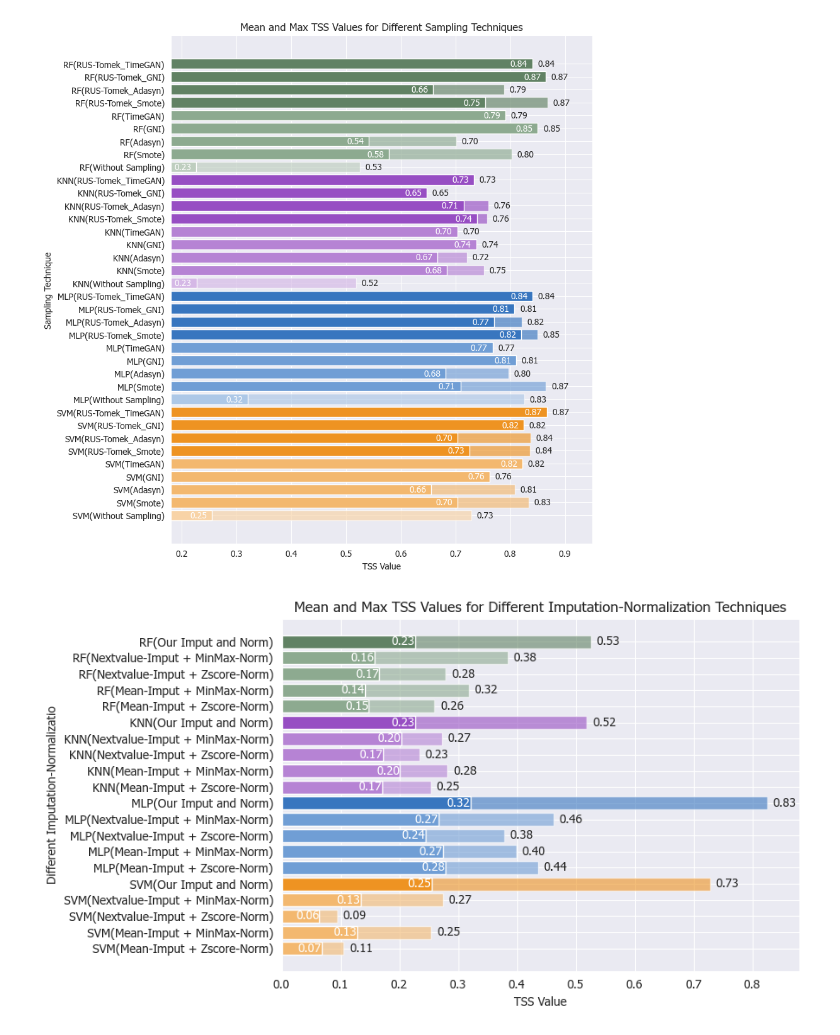
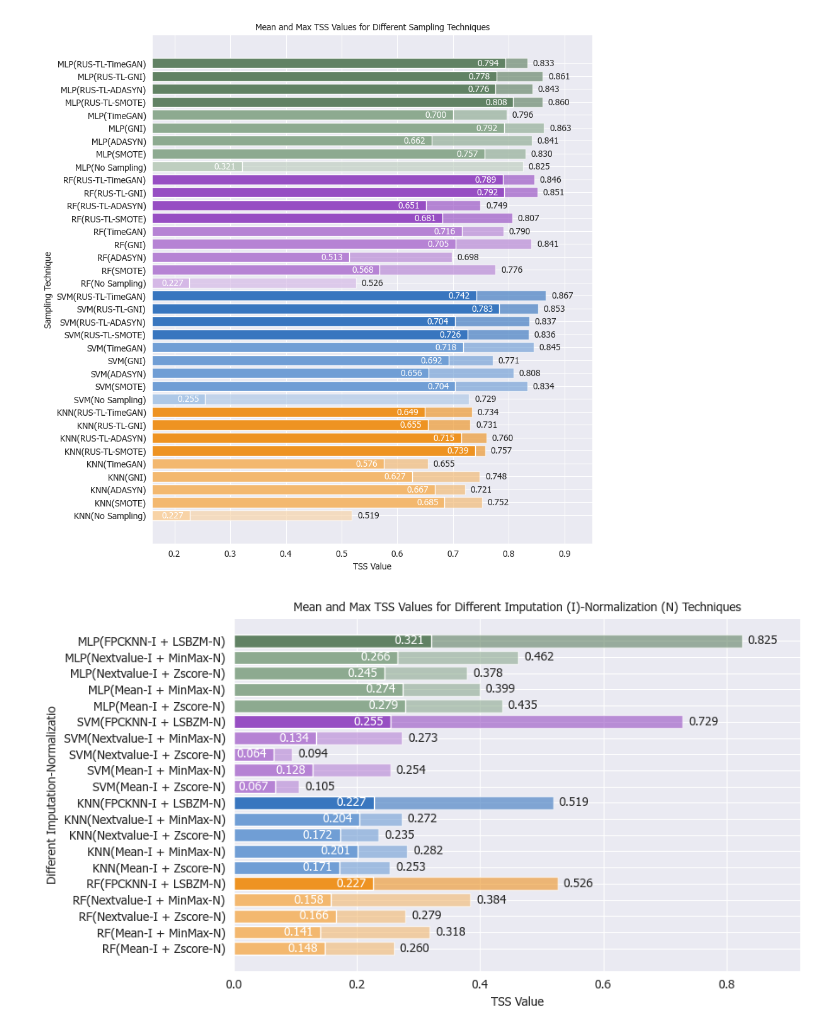
Before and after one commit to samresume/FlarePredict-DataPrep-Sampling-SWANSF, a Jupyter notebook: 11_1_Final_Comparison_and_Visualizations.ipynb, the cells around one changed output. Cells and saved outputs as stored; diff of their text form; code cells hidden in the pictures.

```diff
--- a/11_1_Final_Comparison_and_Visualizations.ipynb
+++ b/11_1_Final_Comparison_and_Visualizations.ipynb
@@ -2,12 +2,14 @@
 import pickle
 import numpy as np
 import pandas as pd
+import seaborn as sns
+sns.set_style("darkgrid")
 # %%
 import pickle
 import numpy as np
 
 data_dir = "/Users/samskanderi/Documents/Research_Project/SWANSF/code/results/"
-model_name = ['SVM', 'MLPClassifier', 'KNN', 'RandomForest']
+model_name = ['KNN', 'SVM', 'RandomForest', 'MLPClassifier']
 ousampling_name = ['Without Sampling', 'Smote', 'Adasyn', 'GNI', 'TimeGAN', 'RusTomekSmote', 'RusTomekAdasyn', 'RusTomekGNI', 'RusTomekTimeGAN']
 
 
@@ -26,7 +28,7 @@ for name in model_name:
 # %%
 import matplotlib.pyplot as plt
 import seaborn as sns
-
+sns.set_style("darkgrid")
 # Use seaborn style
 
 # Adjust font settings for better readability
@@ -34,11 +36,14 @@ font = {'family': 'Tahoma', 'weight': 'normal', 'size': 10}
 plt.rc('font', **font)
 
 # Models and sampling techniques
-models = ['SVM', 'MLP', 'KNN', 'RF']
-sampling = ['Without Sampling', 'Smote', 'Adasyn', 'GNI', 'TimeGAN', 'RUS-Tomek_Smote', 'RUS-Tomek_Adasyn', 'RUS-Tomek_GNI', 'RUS-Tomek_TimeGAN']
+models = ['KNN', 'SVM', 'RF', 'MLP']
+sampling = ['No Sampling', 'SMOTE', 'ADASYN', 'GNI', 'TimeGAN', 'RUS-TL-SMOTE', 'RUS-TL-ADASYN', 'RUS-TL-GNI', 'RUS-TL-TimeGAN']
 
 tss_values_mean = [np.mean(values[i, :]) for i in range(36)]
+tss_values_std = [np.std(values[i, :]) for i in range(36)]
 tss_values_max = [np.max(values[i, :]) for i in range(36)]
+
+
 
 # Generate labels for each bar
 labels = [f'{model}({samp})' for model in models for samp in sampling]
@@ -66,7 +71,7 @@ bars += plt.barh(labels[32:36], tss_values_max[32:36], color=colors[11], alpha =
 for bar in bars:
     width = bar.get_width()
     label_x_pos = width + 0.01
-    plt.text(label_x_pos, bar.get_y() + bar.get_height() / 2, f'{width:.2f}', va='center')
+    plt.text(label_x_pos, bar.get_y() + bar.get_height() / 2, f'{width:.3f}', va='center')
 
 
     # Create bars with specific colors
@@ -86,17 +91,17 @@ bars += plt.barh(labels[32:36], tss_values_mean[32:36], color=colors[11])
 # Add TSS values on top of each bar
 for bar in bars:
     width = bar.get_width()
-    label_x_pos = width - 0.04
-    plt.text(label_x_pos, bar.get_y() + bar.get_height() / 2, f'{width:.2f}', va='center', color = 'white')
+    label_x_pos = width - 0.05
+    plt.text(label_x_pos, bar.get_y() + bar.get_height() / 2, f'{width:.3f}', va='center', color = 'white')
 
 
 
 # Set labels and title
 plt.xlabel('TSS Value')
 plt.ylabel('Sampling Technique')
-plt.title('Mean and Max TSS Values for Different Sampling Techniques')
+plt.title('Mean and Max TSS Values for Different Sampling Techniques', fontsize=10)
 
-ax.set_xlim(.18, .95)  # Adjust the x-axis limit
+ax.set_xlim(.16, .95)  # Adjust the x-axis limit
 
 
 plt.tight_layout()
@@ -106,13 +111,13 @@ plt.savefig('approach1_sampling.pdf')
 # Show the plot
 plt.show()
 # %% [output]
-[figure, old version]
+[figure, new version]
 # %%
 import pickle
 import numpy as np
 
 data_dir = "/Users/samskanderi/Documents/Research_Project/SWANSF/code/results/"
-model_name = ['SVM', 'MLPClassifier', 'KNN', 'RandomForest']
+model_name = ['RandomForest', 'KNN', 'SVM', 'MLPClassifier']
 ousampling_name = ['_ZM', '_MM', '_ZN', '_MN', '']
 
 
@@ -125,10 +130,10 @@ for name in model_name:
             count += 1
 
 
-models = ['SVM', 'MLP', 'KNN', 'RF']
-sampling = ['Mean-Imput + Zscore-Norm', 'Mean-Imput + MinMax-Norm', \
-            'Nextvalue-Imput + Zscore-Norm', 'Nextvalue-Imput + MinMax-Norm', \
-            'Our Imput and Norm', ]
+models = ['RF', 'KNN', 'SVM', 'MLP']
+sampling = ['Mean-I + Zscore-N', 'Mean-I + MinMax-N', \
+            'Nextvalue-I + Zscore-N', 'Nextvalue-I + MinMax-N', \
+            'FPCKNN-I + LSBZM-N', ]
 names = [f'{model}({samp})' for model in models for samp in sampling]
 # %%
 import matplotlib.pyplot as plt
@@ -141,7 +146,9 @@ font = {'family': 'Tahoma', 'weight': 'normal', 'size': 10}
 plt.rc('font', **font)
 
 tss_values_mean = [np.mean(values[i, :]) for i in range(20)]
+tss_values_std = [np.std(values[i, :]) for i in range(20)]
 tss_values_max = [np.max(values[i, :]) for i in range(20)]
+
 
 labels = names
 
@@ -165,38 +172,38 @@ bars += plt.barh(labels[19:20], tss_values_max[19:20], color=colors[7], alpha =
 for bar in bars:
     width = bar.get_width()
     label_x_pos = width + 0.01
-    plt.text(label_x_pos, bar.get_y() + bar.get_height() / 2, f'{width:.2f}', va='center')
+    plt.text(label_x_pos, bar.get_y() + bar.get_height() / 2, f'{width:.3f}', va='center')
 
 
     # Create bars with specific colors
 bars = plt.barh(labels[0:4], tss_values_mean[0:4], color=colors[0])
 bars += plt.barh(labels[4:5], tss_values_mean[4:5], color=colors[1])
 bars += plt.barh(labels[5:9], tss_values_mean[5:9], color=colors[2])
 bars += plt.barh(labels[9:10], tss_values_mean[9:10], color=colors[3])
 bars += plt.barh(labels[10:14], tss_values_mean[10:14], color=colors[4])
 bars += plt.barh(labels[14:15], tss_values_mean[14:15], color=colors[5])
 bars += plt.barh(labels[15:19], tss_values_mean[15:19], color=colors[6])
 bars += plt.barh(labels[19:20], tss_values_mean[19:20], color=colors[7])
 
 # Add TSS values on top of each bar
 for bar in bars:
     width = bar.get_width()
-    label_x_pos = width - 0.04
-    plt.text(label_x_pos, bar.get_y() + bar.get_height() / 2, f'{width:.2f}', va='center', color = 'white')
+    label_x_pos = width - 0.06
+    plt.text(label_x_pos, bar.get_y() + bar.get_height() / 2, f'{width:.3f}', va='center', color = 'white')
 
 
 
 # Set labels and titlez
 plt.xlabel('TSS Value')
 plt.ylabel('Different Imputation-Normalizatio')
-plt.title('Mean and Max TSS Values for Different Imputation-Normalization Techniques')
+plt.title('Mean and Max TSS Values for Different Imputation (I)-Normalization (N) Techniques', fontsize=10)
 
-ax.set_xlim(.0, .88)  # Adjust the x-axis limit
+ax.set_xlim(.0, .92)  # Adjust the x-axis limit
 
 plt.tight_layout()
 plt.savefig('approach1_preprocessing.pdf')
 
 # Show the plot
 plt.show()
 # %% [output]
-[figure, old version]
+[figure, new version]
```
Also changed, not shown: parts of 13 cells of this notebook, 13 other files.
